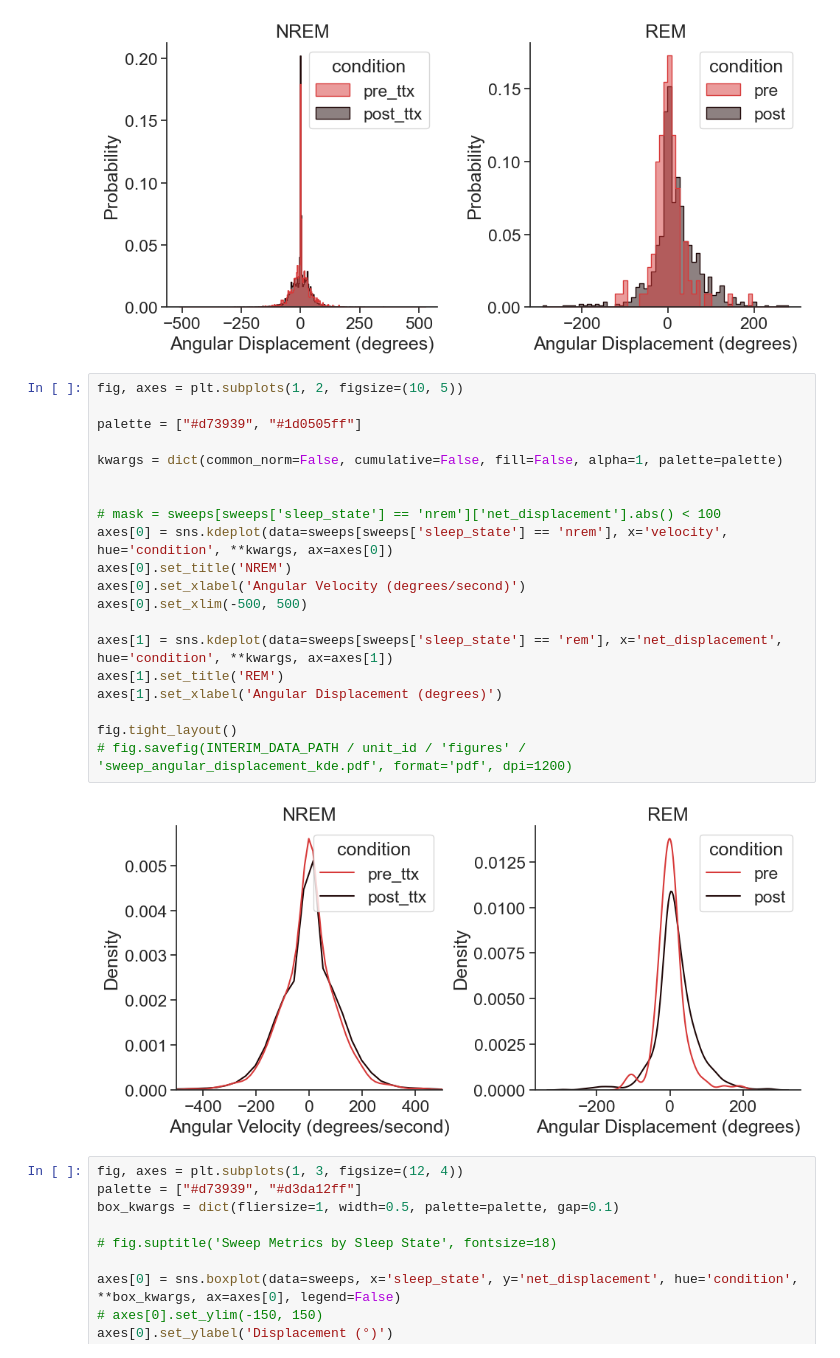
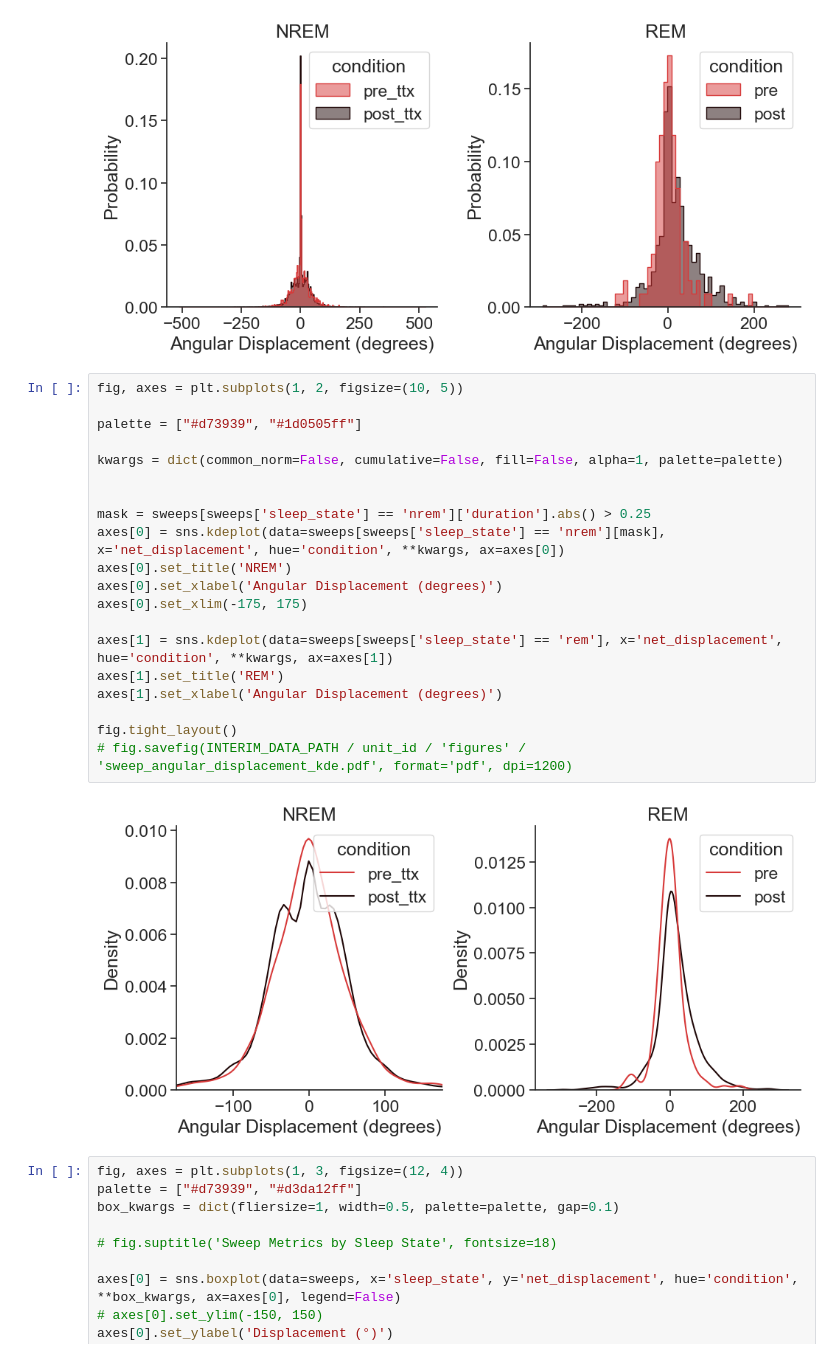
Before and after one commit to Senzai-Lab/nrem_sc, a Jupyter notebook: notebooks/analyze_decoded_states.ipynb, the cells around one changed output. Cells and saved outputs as stored; diff of their text form.

```diff
--- a/notebooks/analyze_decoded_states.ipynb
+++ b/notebooks/analyze_decoded_states.ipynb
@@ -332,25 +327,25 @@ fig.tight_layout()
 # %%
 fig, axes = plt.subplots(1, 2, figsize=(10, 5))
 
 palette = ["#d73939", "#1d0505ff"]
 
 kwargs = dict(common_norm=False, cumulative=False, fill=False, alpha=1, palette=palette)
 
 
-# mask = sweeps[sweeps['sleep_state'] == 'nrem']['net_displacement'].abs() < 100
-axes[0] = sns.kdeplot(data=sweeps[sweeps['sleep_state'] == 'nrem'], x='velocity', hue='condition', **kwargs, ax=axes[0])
+mask = sweeps[sweeps['sleep_state'] == 'nrem']['duration'].abs() > 0.25
+axes[0] = sns.kdeplot(data=sweeps[sweeps['sleep_state'] == 'nrem'][mask], x='net_displacement', hue='condition', **kwargs, ax=axes[0])
 axes[0].set_title('NREM')
-axes[0].set_xlabel('Angular Velocity (degrees/second)')
-axes[0].set_xlim(-500, 500)
+axes[0].set_xlabel('Angular Displacement (degrees)')
+axes[0].set_xlim(-175, 175)
 
 axes[1] = sns.kdeplot(data=sweeps[sweeps['sleep_state'] == 'rem'], x='net_displacement', hue='condition', **kwargs, ax=axes[1])
 axes[1].set_title('REM')
 axes[1].set_xlabel('Angular Displacement (degrees)')
 
 fig.tight_layout()
 # fig.savefig(INTERIM_DATA_PATH / unit_id / 'figures' / 'sweep_angular_displacement_kde.pdf', format='pdf', dpi=1200)
 # %% [output]
-[figure, old version]
+[figure, new version]
 # %%
 fig, axes = plt.subplots(1, 3, figsize=(12, 4))
 palette = ["#d73939", "#d3da12ff"]
```
Also changed, not shown: parts of 2 cells of this notebook, 6 other files.
